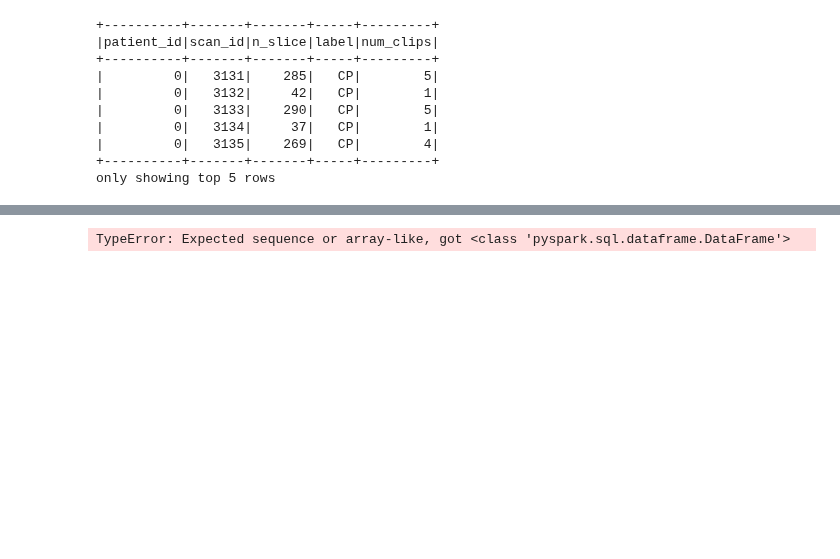
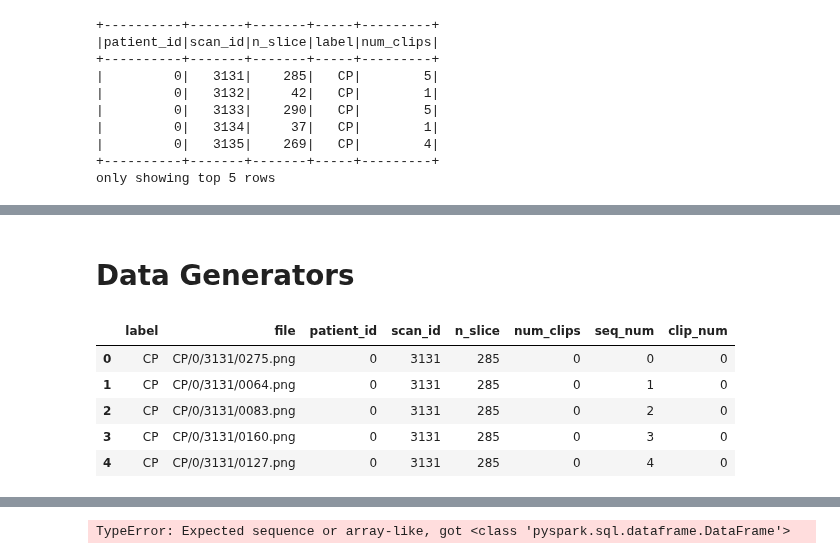
Before and after one commit to alghimo/computed-tomography-corona-thesis, a Jupyter notebook: notebooks/2_train_test_split.ipynb, the cells around one changed output, grey strips where cells are left out. Cells and saved outputs as stored; diff of their text form; code cells hidden in the pictures; blank space fills up the shorter version.

```diff
--- a/notebooks/2_train_test_split.ipynb
+++ b/notebooks/2_train_test_split.ipynb
@@ -9,12 +9,19 @@ import pandas as pd
 base_dir = Path.cwd().parent
 config_dir = base_dir / "config"
 data_dir = base_dir / "data"
-input_dir = data_dir / "COVID19"
+models_dir = base_dir / "models"
+logs_dir = base_dir / "logs"
+images_input_dir = data_dir / "COVID19"
 preprocessed_dir = data_dir / "preprocessed"
 output_dir = data_dir / "output"
 
-metadata_file = input_dir / "metadata.csv"
-labels_file = input_dir / "unzip_filenames.csv"
+# Directories used to train the CNN (image by image)
+cnn_data_dir = data_dir / "modelling" / "cnn"
+cnn_train_dir = cnn_data_dir / "train"
+cnn_test_dir = cnn_data_dir / "test"
+
+metadata_file = images_input_dir / "metadata.csv"
+labels_file = images_input_dir / "unzip_filenames.csv"
 preprocessed_labels_file = preprocessed_dir / "labels.parquet"
 
 from pyspark.sql import SparkSession
@@ -25,4 +32,13 @@ spark = SparkSession.builder.getOrCreate()
 config_file = config_dir / "tfg.conf"
 
 from pyhocon import ConfigFactory
-config = ConfigFactory.parse_file(config_file).tfg
+config = ConfigFactory.parse_file(config_file)
+
+import sys
+
+if str(base_dir / "src") not in sys.path:
+    sys.path.append(str(base_dir / "src"))
+
+%load_ext autoreload
+
+%autoreload 2
@@ -39,6 +72,10 @@ ConfigTree([('seed', 42),
 spark
 # %% [output]
 <pyspark.sql.session.SparkSession at 0x...>
+# %%
+from tfg import DataRepository
+
+repo = DataRepository(config=config, base_data_path=data_dir)
 # %% [markdown]
 # Load labels
 # %%
@@ -58,0 +333,12 @@ only showing top 5 rows
+# %% [markdown]
+# Data Generators
+# %%
+train_df = repo.load("train_files_df")
+train_df.head(5)
+# %% [output]
+|  | label | file | patient_id | scan_id | n_slice | num_clips | seq_num | clip_num |
+| 0 | CP | CP/0/3131/0275.png | 0 | 3131 | 285 | 0 | 0 | 0 |
+| 1 | CP | CP/0/3131/0064.png | 0 | 3131 | 285 | 0 | 1 | 0 |
+| 2 | CP | CP/0/3131/0083.png | 0 | 3131 | 285 | 0 | 2 | 0 |
+| 3 | CP | CP/0/3131/0160.png | 0 | 3131 | 285 | 0 | 3 | 0 |
+| 4 | CP | CP/0/3131/0127.png | 0 | 3131 | 285 | 0 | 4 | 0 |
```
Also changed, not shown: parts of 45 cells of this notebook, 7 other files.
